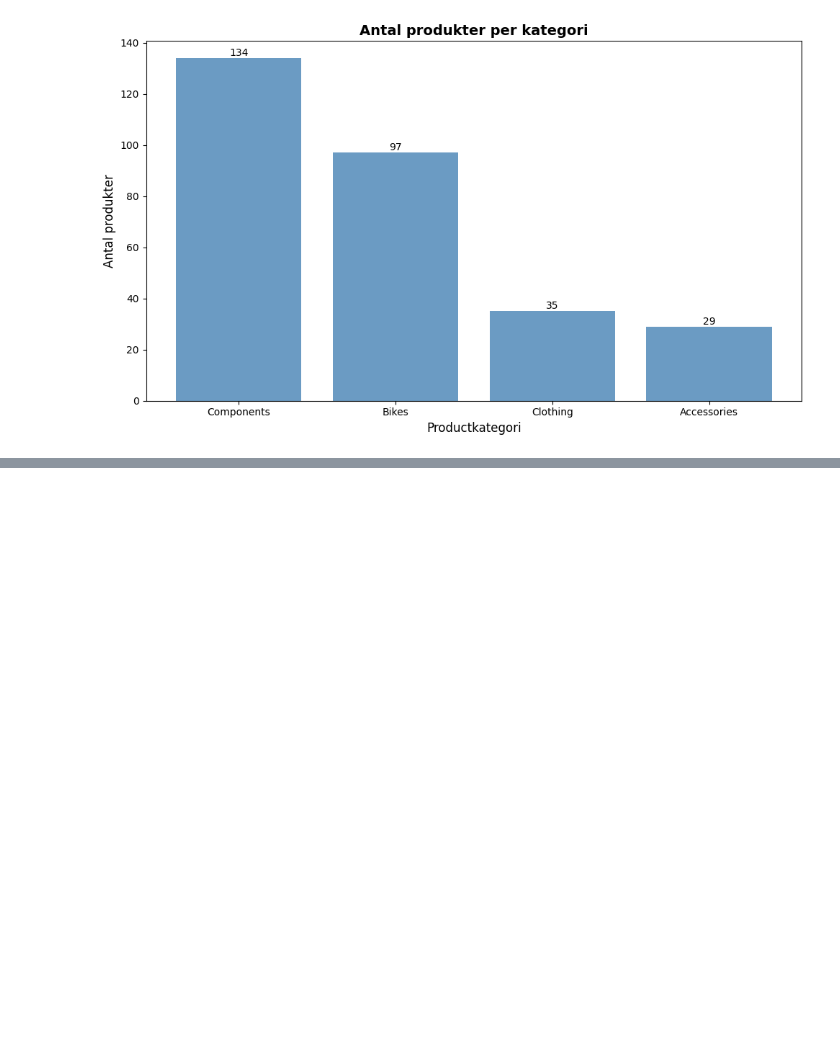
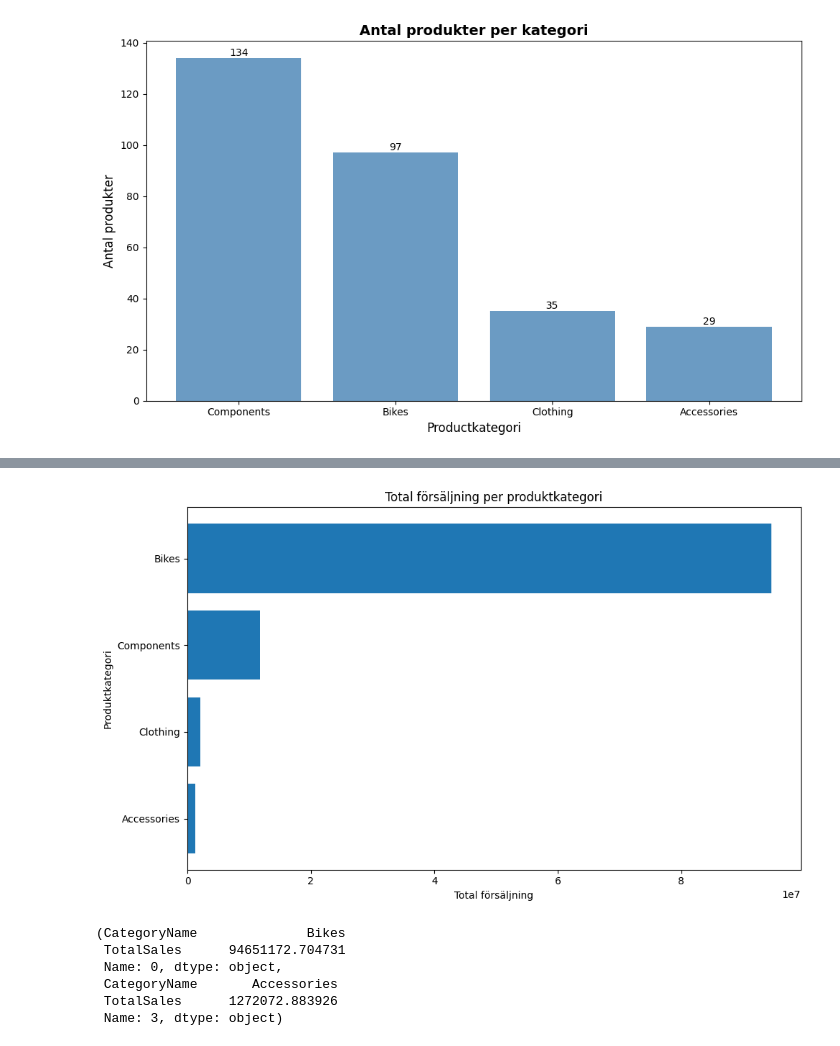
Before and after one commit to gia-w-chai/AdventureWorks2025, a Jupyter notebook: notebooks/analys.ipynb, the cells around one changed output, grey strips where cells are left out. Saved outputs shown, nothing was run; the diff lists cells and outputs as text; code cells hidden in the pictures; blank space fills up the shorter version.

```diff
--- a/notebooks/analys.ipynb
+++ b/notebooks/analys.ipynb
@@ -102,0 +118,17 @@ Och att accessoarerkan vara ett utvecklingsområde.
+# %%
+query_vis2 = """
+SELECT
+    pc.Name AS CategoryName,
+    SUM(sod.LineTotal) AS TotalSales
+FROM Production.ProductCategory pc
+INNER JOIN Production.ProductSubcategory psc
+    ON pc.ProductCategoryID = psc.ProductCategoryID
+INNER JOIN Production.Product p
+    ON psc.ProductSubcategoryID = p.ProductSubcategoryID
+INNER JOIN Sales.SalesOrderDetail sod
+    ON sod.ProductID = p.ProductID
+GROUP BY pc.Name
+ORDER BY TotalSales DESC
+"""
+df_vis2 = query_df(query_vis2)
+df_vis2.head()
@@ -102,0 +141,25 @@ Och att accessoarerkan vara ett utvecklingsområde.
+# %%
+df_plot = df_vis2.sort_values("TotalSales", ascending=True)
+
+fig, ax = plt.subplots(figsize=(10,6))
+ax.barh(df_plot["CategoryName"], df_plot["TotalSales"])
+
+ax.set_title("Total försäljning per produktkategori")
+ax.set_xlabel("Total försäljning")
+ax.set_ylabel("Produktkategori")
+
+plt.tight_layout()
+plt.show()
+# %% [output]
+[figure, added]
+# %%
+top = df_vis2.iloc[0]
+bottom = df_vis2.iloc[-1]
+top, bottom
+# %% [output]
+(CategoryName              Bikes
+ TotalSales      94651172.704731
+ Name: 0, dtype: object,
+ CategoryName       Accessories
+ TotalSales      1272072.883926
+ Name: 3, dtype: object)
```
Also changed, not shown: parts of 16 cells of this notebook, 3 other files.
